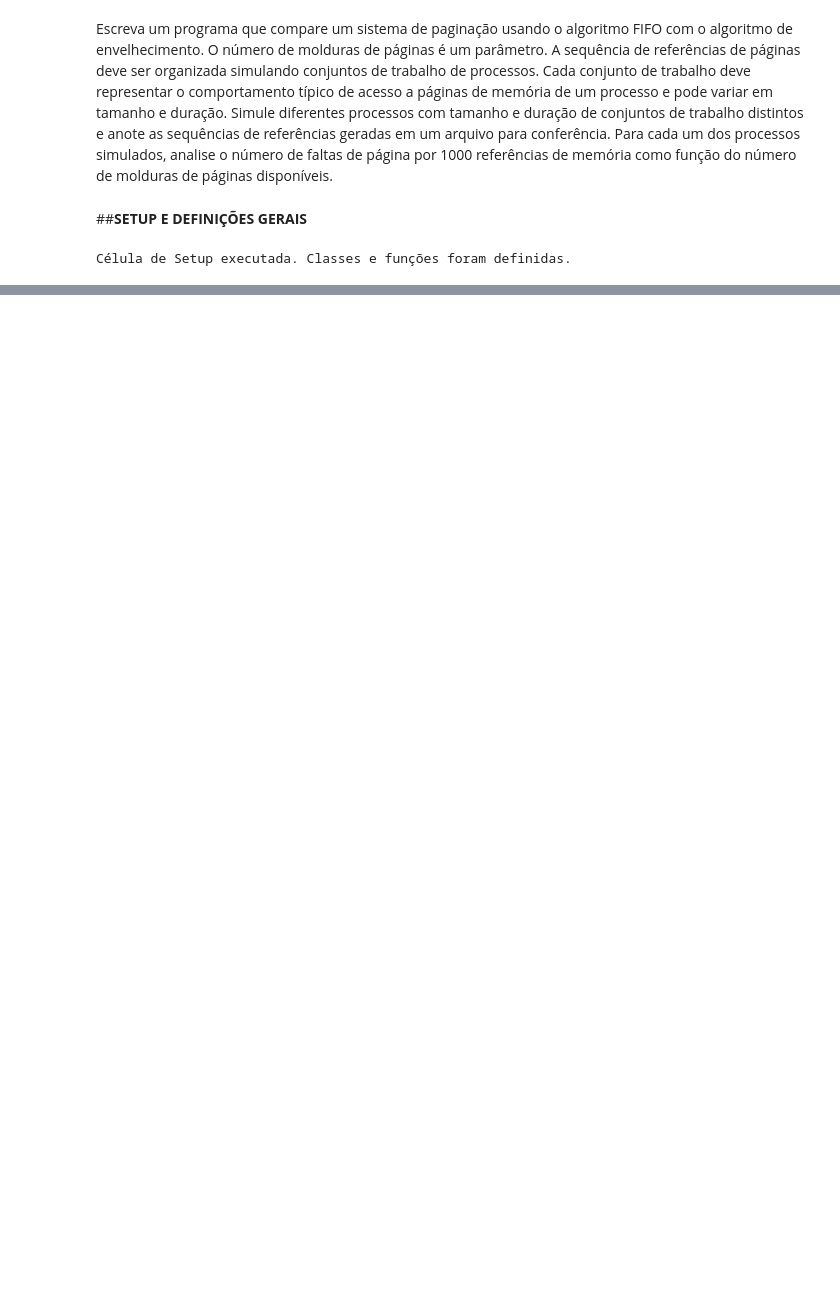
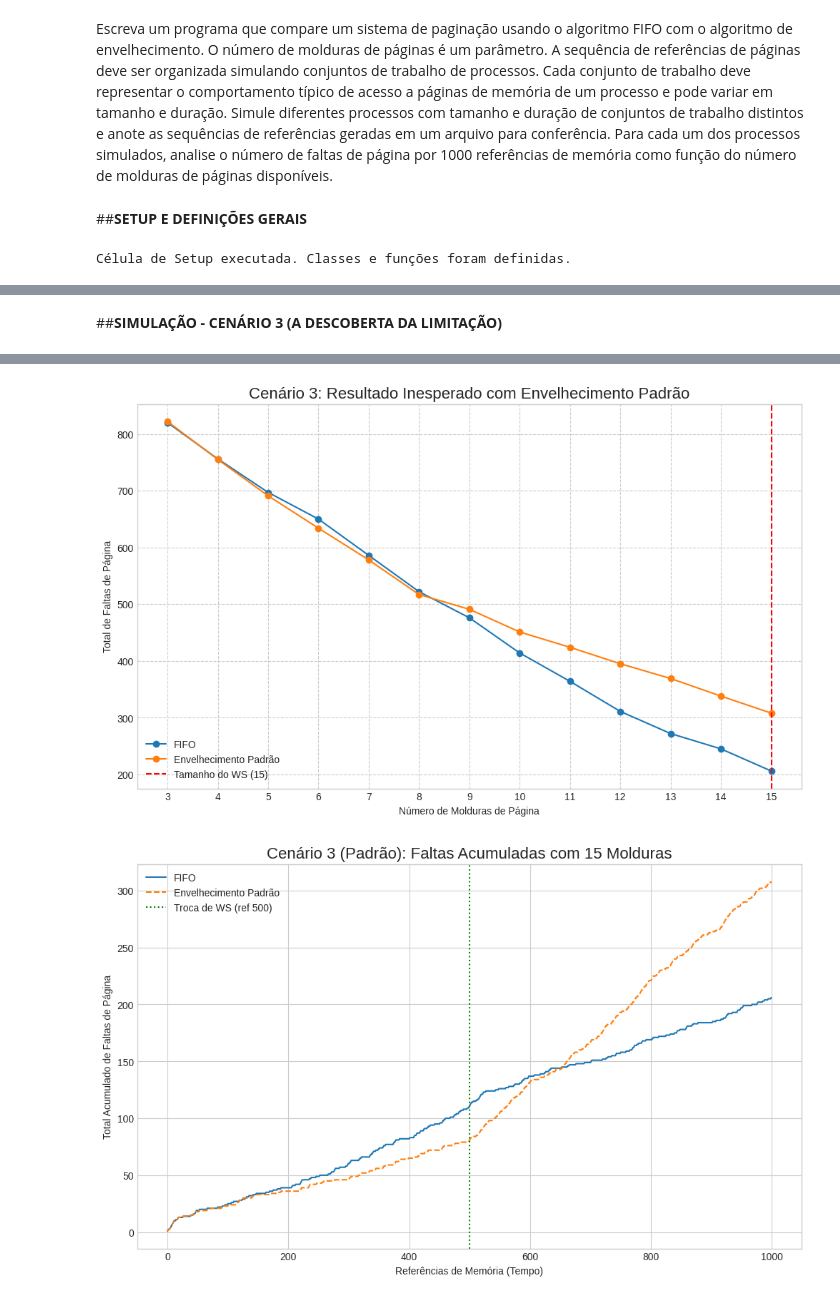
Before and after one commit to NityanandaBarbosa/Operational-System, a Jupyter notebook: gen_mem/gen_mem_02.ipynb, the cells around one changed output, grey strips where cells are left out. Saved outputs shown, nothing was run; the diff lists cells and outputs as text; code cells hidden in the pictures; blank space fills up the shorter version.

```diff
--- a/gen_mem/gen_mem_02.ipynb
+++ b/gen_mem/gen_mem_02.ipynb
@@ -302,0 +294,76 @@ Gerando gráficos para o Cenário 2...
+# %% [markdown]
+##**SIMULAÇÃO - CENÁRIO 3 (A DESCOBERTA DA LIMITAÇÃO)**
+# %%
+# --- Parâmetros e Geração de Sequência ---
+NUM_PAGINAS_TOTAL = 100
+NUM_REFERENCIAS = 1000
+faixa_molduras = list(range(3, 16, 1))
+plt.style.use('seaborn-v0_8-whitegrid')
+
+ws_config_cenario3 = {'ws_tamanho': 15, 'ws1_inicio': 10, 'ws2_inicio': 50}
+ponto_de_troca_ws = NUM_REFERENCIAS // 2
+sequencia_cenario3 = gerar_sequencia_cenario3(NUM_REFERENCIAS, NUM_PAGINAS_TOTAL, ws_config_cenario3, ponto_de_troca_ws)
+print(f"Sequência de {len(sequencia_cenario3)} referências gerada para o Cenário 3.")
+
+# --- 3.1 INVESTIGANDO A LIMITAÇÃO DO ALGORITMO PADRÃO ---
+print("\n--- 3.1 Investigando a Limitação do Envelhecimento Padrão ---")
+resultados_cenario3_padrao = []
+for n_molduras in faixa_molduras:
+    sim_fifo = AlgoritmoFIFO(n_molduras)
+    for p in sequencia_cenario3: sim_fifo.acessar_pagina(p)
+    sim_aging = AlgoritmoEnvelhecimento(n_molduras)
+    for p in sequencia_cenario3: sim_aging.acessar_pagina(p)
+    resultados_cenario3_padrao.append({"num_molduras": n_molduras, "FIFO": sim_fifo.faltas_de_pagina, "Envelhecimento Padrão": sim_aging.faltas_de_pagina})
+
+df_resultados_cenario3_padrao = pd.DataFrame(resultados_cenario3_padrao)
+print("\nResultados (Padrão):\n", df_resultados_cenario3_padrao)
+
+df_resultados_cenario3_padrao.plot(x='num_molduras', kind='line', marker='o', figsize=(12, 7))
+plt.title('Cenário 3: Resultado Inesperado com Envelhecimento Padrão', fontsize=16)
+plt.xlabel('Número de Molduras de Página'); plt.ylabel('Total de Faltas de Página')
+plt.axvline(x=15, color='r', linestyle='--', label='Tamanho do WS (15)'); plt.legend()
+plt.xticks(faixa_molduras); plt.grid(True, which='both', linestyle='--'); plt.show()
+
+# Gráfico de Curva de Execução para visualizar a troca (Padrão)
+n_molduras_teste = 15
+faltas_fifo_padrao = analisar_curva_execucao(sequencia_cenario3, n_molduras_teste, AlgoritmoFIFO)
+faltas_aging_padrao = analisar_curva_execucao(sequencia_cenario3, n_molduras_teste, AlgoritmoEnvelhecimento)
+plt.figure(figsize=(12, 7))
+plt.plot(faltas_fifo_padrao, label='FIFO')
+plt.plot(faltas_aging_padrao, label='Envelhecimento Padrão', linestyle='--')
+plt.axvline(x=ponto_de_troca_ws, color='g', linestyle=':', label=f'Troca de WS (ref {ponto_de_troca_ws})')
+plt.title(f'Cenário 3 (Padrão): Faltas Acumuladas com {n_molduras_teste} Molduras', fontsize=16)
+plt.xlabel('Referências de Memória (Tempo)'); plt.ylabel('Total Acumulado de Faltas de Página')
+plt.legend(); plt.grid(True); plt.show()
+
+
+# --- 3.2 VALIDANDO A MELHORIA COM O ALGORITMO CORRIGIDO ---
+print("\n--- 3.2 Validando o Envelhecimento Aprimorado ---")
+resultados_cenario3_corr = []
+for n_molduras in faixa_molduras:
+    sim_fifo = AlgoritmoFIFO(n_molduras)
+    for p in sequencia_cenario3: sim_fifo.acessar_pagina(p)
+    sim_aging_corr = AlgoritmoEnvelhecimentoCorrigido(n_molduras, intervalo_reset=250)
+    for p in sequencia_cenario3: sim_aging_corr.acessar_pagina(p)
+    resultados_cenario3_corr.append({"num_molduras": n_molduras, "FIFO": sim_fifo.faltas_de_pagina, "Envelhecimento Aprimorado": sim_aging_corr.faltas_de_pagina})
+
+df_resultados_cenario3_corr = pd.DataFrame(resultados_cenario3_corr)
+print("\nResultados (Aprimorado):\n", df_resultados_cenario3_corr)
+
+df_resultados_cenario3_corr.plot(x='num_molduras', kind='line', marker='o', figsize=(12, 7))
+plt.title('Cenário 3: Desempenho com Envelhecimento Aprimorado', fontsize=16)
+plt.xlabel('Número de Molduras de Página'); plt.ylabel('Total de Faltas de Página')
+plt.axvline(x=15, color='r', linestyle='--', label='Tamanho do WS (15)'); plt.legend()
+plt.xticks(faixa_molduras); plt.grid(True, which='both', linestyle='--'); plt.show()
+
+# Gráfico de Curva de Execução para visualizar a troca (Aprimorado)
+faltas_fifo_corr = analisar_curva_execucao(sequencia_cenario3, n_molduras_teste, AlgoritmoFIFO)
+faltas_aging_corr = analisar_curva_execucao(sequencia_cenario3, n_molduras_teste, AlgoritmoEnvelhecimentoCorrigido, intervalo_reset=250)
+plt.figure(figsize=(12, 7))
+plt.plot(faltas_fifo_corr, label='FIFO')
+plt.plot(faltas_aging_corr, label='Envelhecimento Aprimorado', linestyle='--')
+plt.axvline(x=ponto_de_troca_ws, color='g', linestyle=':', label=f'Troca de WS (ref {ponto_de_troca_ws})')
+plt.title(f'Cenário 3 (Aprimorado): Faltas Acumuladas com {n_molduras_teste} Molduras', fontsize=16)
+plt.xlabel('Referências de Memória (Tempo)'); plt.ylabel('Total Acumulado de Faltas de Página')
+plt.legend(); plt.grid(True); plt.show()
+# %% [output]
@@ -302,0 +389,2 @@ Gerando gráficos para o Cenário 2...
+[figure, added]
+[figure, added]
```
Also changed, not shown: parts of 9 cells of this notebook.
